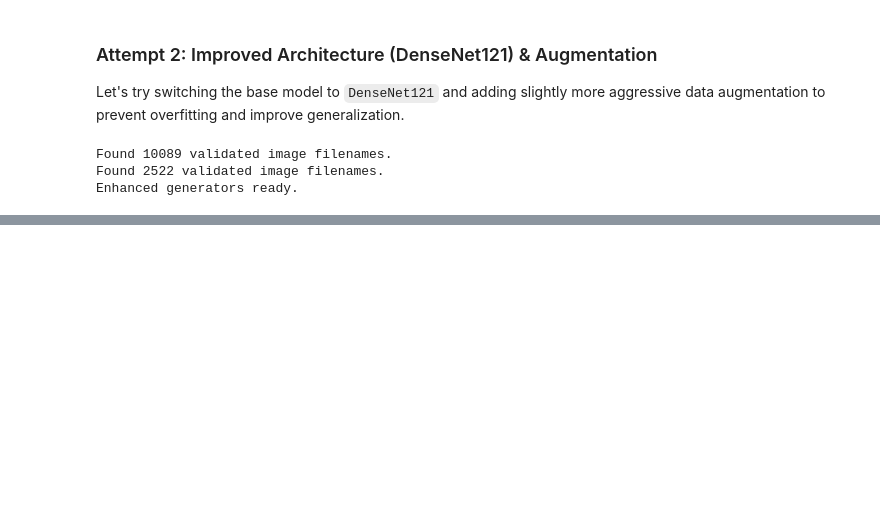
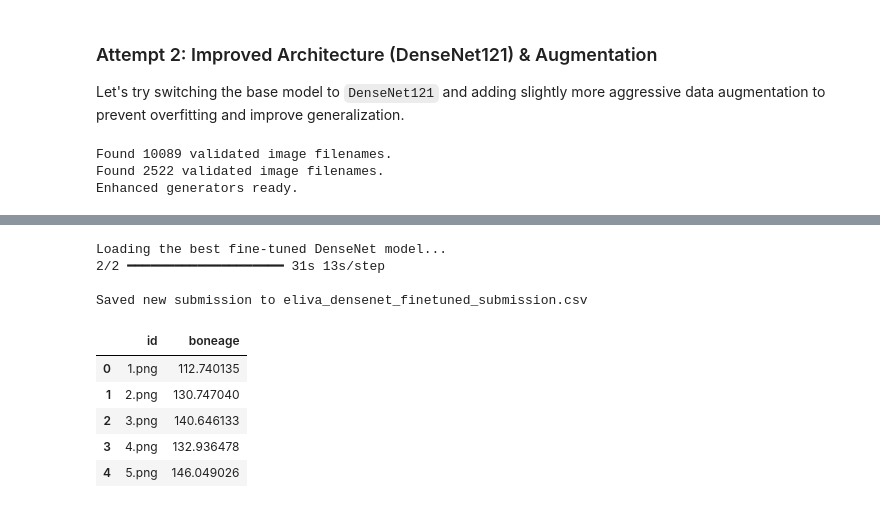
Before and after one commit to Cado87/Kaggle_competitions, a Jupyter notebook: eliva25-kaggle-notebook.ipynb, the cells around one changed output, grey strips where cells are left out. Saved outputs shown, nothing was run; the diff lists cells and outputs as text; code cells hidden in the pictures; blank space fills up the shorter version.

Commit message:
Kaggle Notebook | Eliva25_kaggle_notebook | Version 12

```diff
--- a/eliva25-kaggle-notebook.ipynb
+++ b/eliva25-kaggle-notebook.ipynb
@@ -796,0 +841,32 @@ Successfully submitted to ELIVA25-Medical
+# %%
+from tensorflow.keras.models import load_model
+import pandas as pd
+
+# Load the best fine-tuned model
+print("Loading the best fine-tuned DenseNet model...")
+best_dn_ft_model = load_model('best_finetuned_densenet_model.keras')
+
+# Generate predictions
+dn_ft_predictions = best_dn_ft_model.predict([x_images, x_gender])
+
+# Create the final submission DataFrame
+dn_ft_submission_df = pd.DataFrame({
+    'id': comp_test_df['id'],
+    'boneage': dn_ft_predictions.flatten()
+})
+
+dn_ft_submission_file = 'eliva_densenet_finetuned_submission.csv'
+dn_ft_submission_df.to_csv(dn_ft_submission_file, index=False)
+print(f"\nSaved new submission to {dn_ft_submission_file}")
+display(dn_ft_submission_df.head())
+# %% [output]
+Loading the best fine-tuned DenseNet model...
+2/2 ━━━━━━━━━━━━━━━━━━━━ 31s 13s/step
+
+Saved new submission to eliva_densenet_finetuned_submission.csv
+|  | id | boneage |
+| 0 | 1.png | 112.740135 |
+| 1 | 2.png | 130.747040 |
+| 2 | 3.png | 140.646133 |
+| 3 | 4.png | 132.936478 |
+| 4 | 5.png | 146.049026 |
```
Also changed, not shown: parts of 10 cells of this notebook.
